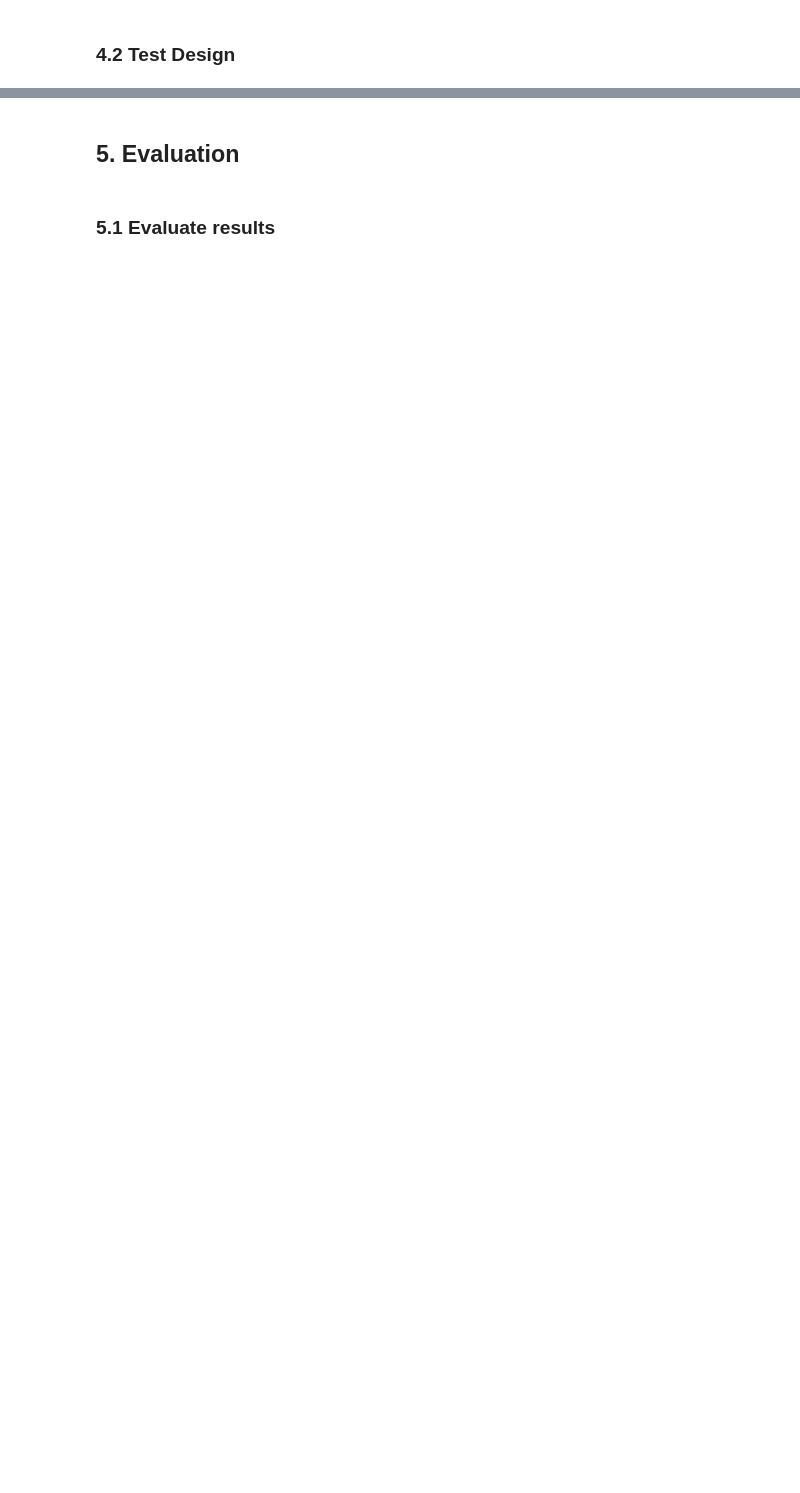
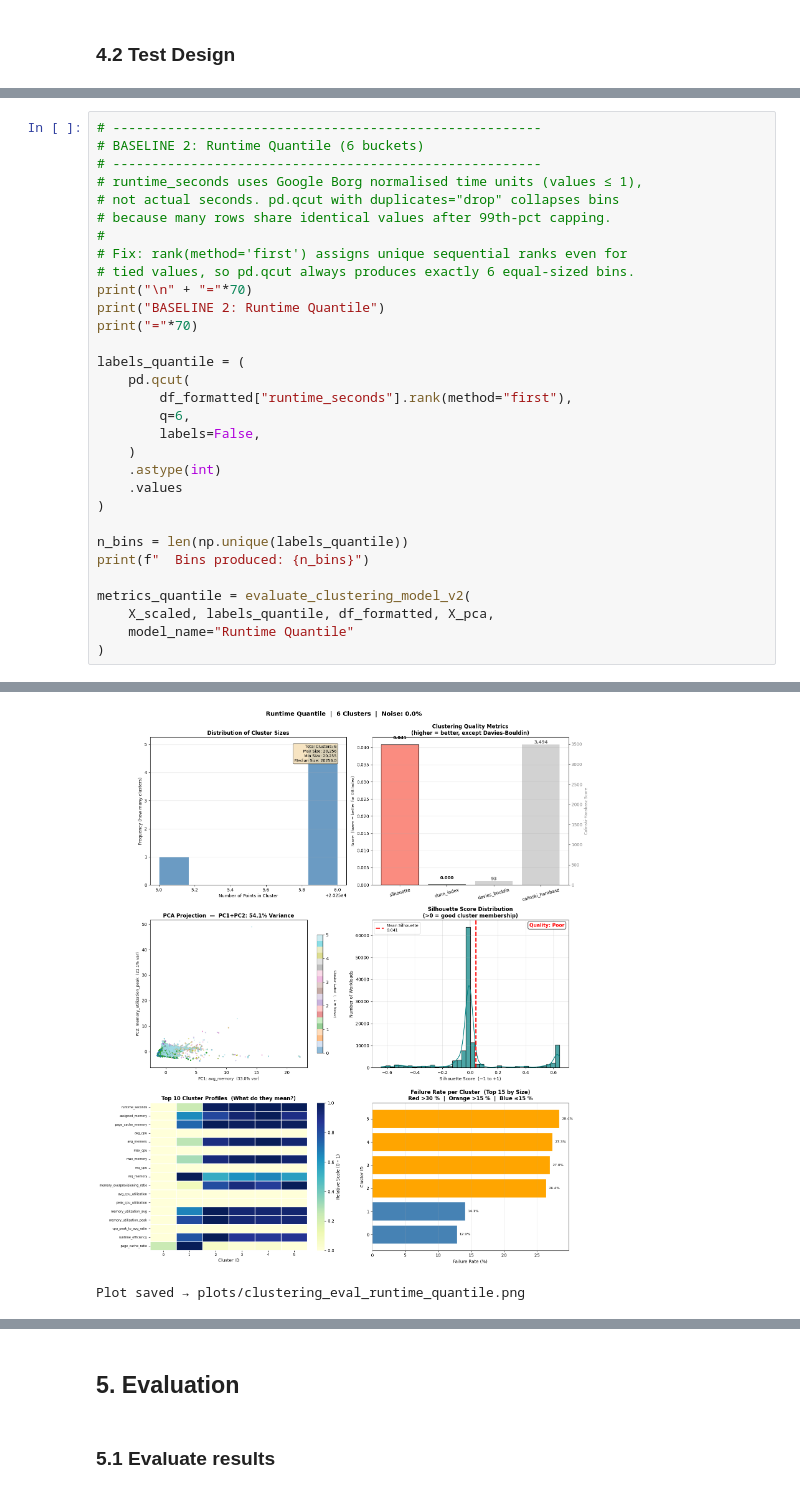
Before and after one commit to VinnyBabuManjaly/WorkloadProfiler, a Jupyter notebook: Workload_Profiler.ipynb, the cells around one changed output, grey strips where cells are left out. Cells and saved outputs as stored; diff of their text form; blank space fills up the shorter version.

```diff
--- a/Workload_Profiler.ipynb
+++ b/Workload_Profiler.ipynb
@@ -2496,0 +2670,32 @@ Ready for HDBSCAN/DBSCAN - they should substantially outperform these baselines
+# %%
+# -------------------------------------------------------
+# BASELINE 2: Runtime Quantile (6 buckets)
+# -------------------------------------------------------
+# runtime_seconds uses Google Borg normalised time units (values ≤ 1),
+# not actual seconds. pd.qcut with duplicates="drop" collapses bins
+# because many rows share identical values after 99th-pct capping.
+#
+# Fix: rank(method='first') assigns unique sequential ranks even for
+# tied values, so pd.qcut always produces exactly 6 equal-sized bins.
+print("\n" + "="*70)
+print("BASELINE 2: Runtime Quantile")
+print("="*70)
+
+labels_quantile = (
+    pd.qcut(
+        df_formatted["runtime_seconds"].rank(method="first"),
+        q=6,
+        labels=False,
+    )
+    .astype(int)
+    .values
+)
+
+n_bins = len(np.unique(labels_quantile))
+print(f"  Bins produced: {n_bins}")
+
+metrics_quantile = evaluate_clustering_model_v2(
+    X_scaled, labels_quantile, df_formatted, X_pca,
+    model_name="Runtime Quantile"
+)
+# %% [output]
@@ -2496,0 +2719,2 @@ Ready for HDBSCAN/DBSCAN - they should substantially outperform these baselines
+[figure, added]
+Plot saved → plots/clustering_eval_runtime_quantile.png
```
Also changed, not shown: parts of 120 cells of this notebook, 3 other files.
